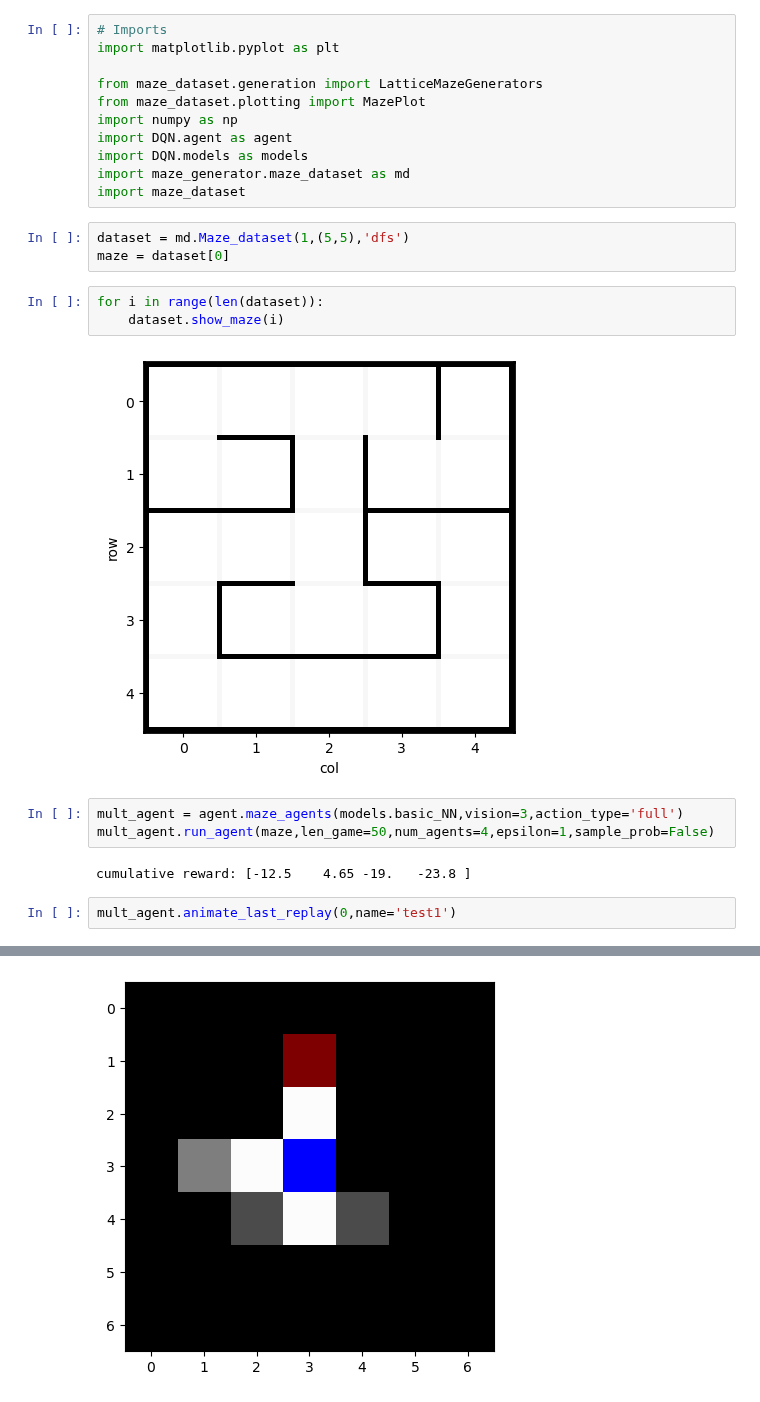
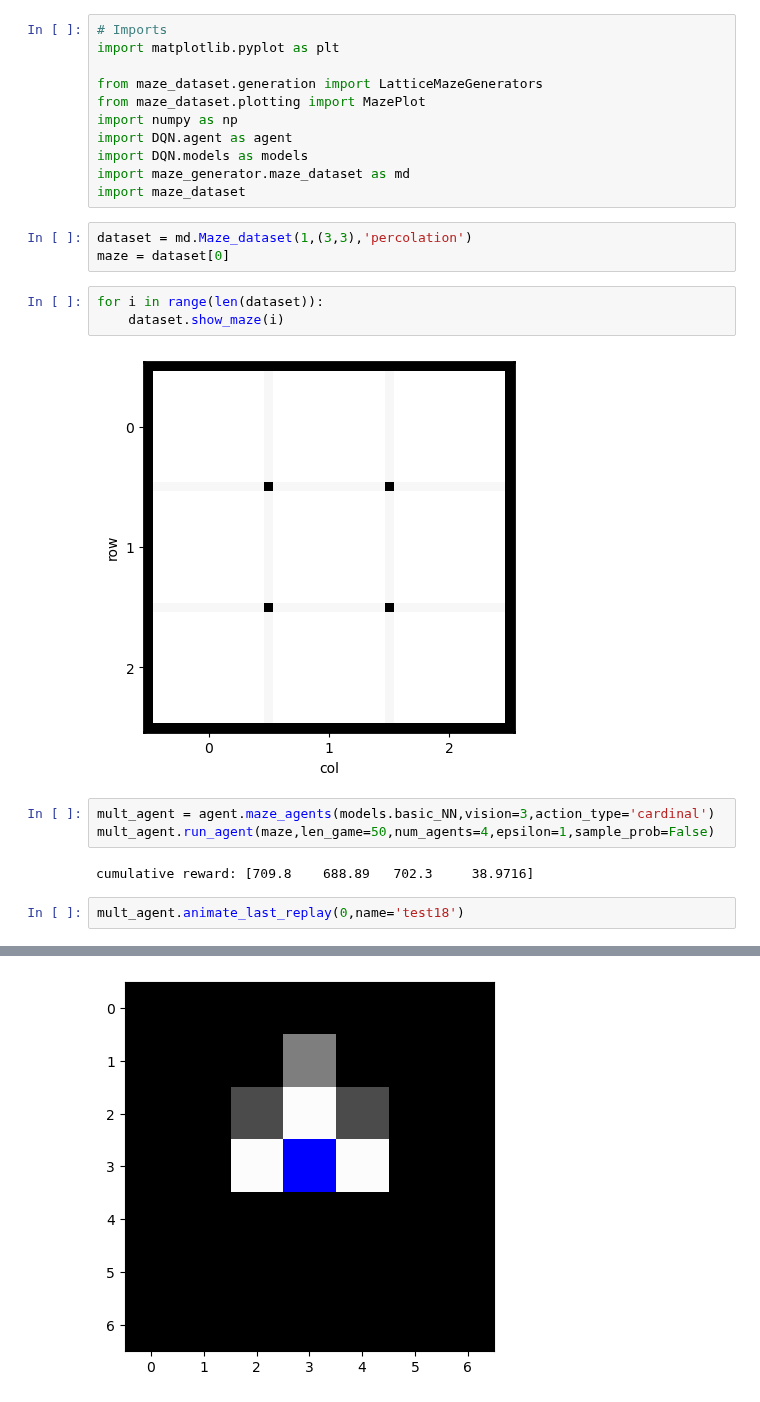
Before and after one commit to shadtome/Maze_game, a Jupyter notebook: test.ipynb, the cells around one changed output, grey strips where cells are left out. Drawn from its saved outputs; the diff is of its cells as text.

```diff
--- a/test.ipynb
+++ b/test.ipynb
@@ -10,20 +10,20 @@ import DQN.models as models
 import maze_generator.maze_dataset as md
 import maze_dataset
 # %%
-dataset = md.Maze_dataset(1,(5,5),'dfs')
+dataset = md.Maze_dataset(1,(3,3),'percolation')
 maze = dataset[0]
 # %%
 for i in range(len(dataset)):
     dataset.show_maze(i)
 # %% [output]
-[figure, old version]
+[figure, new version]
 # %%
-mult_agent = agent.maze_agents(models.basic_NN,vision=3,action_type='full')
+mult_agent = agent.maze_agents(models.basic_NN,vision=3,action_type='cardinal')
 mult_agent.run_agent(maze,len_game=50,num_agents=4,epsilon=1,sample_prob=False)
 # %% [output]
-cumulative reward: [-12.5    4.65 -19.   -23.8 ]
+cumulative reward: [709.8    688.89   702.3     38.9716]
 # %%
-mult_agent.animate_last_replay(0,name='test1')
+mult_agent.animate_last_replay(0,name='test18')
 # %% [output]
 [interactive output not drawn]
-[figure, old version]
+[figure, new version]
```
Also changed, not shown: parts of 2 cells of this notebook, 7 other files.
